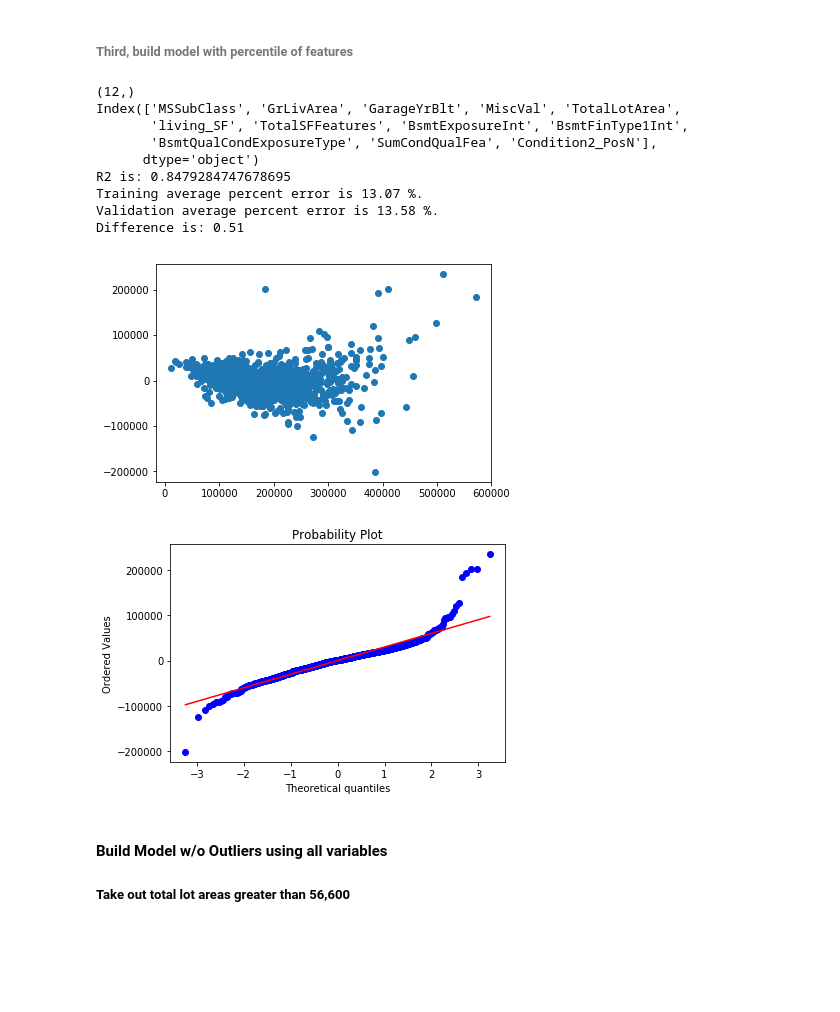
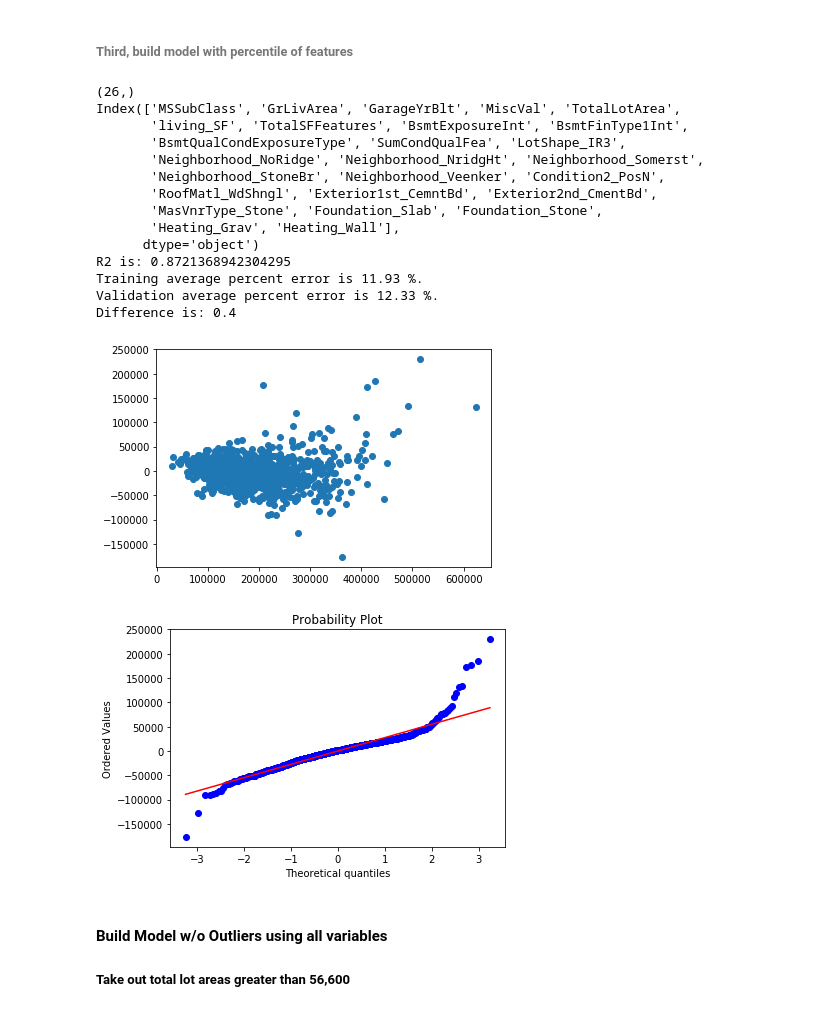
Before and after one commit to j2colaco/predicting_house_prices, a Jupyter notebook: Linear Regression L&L.ipynb, the cells around one changed output. Cells and saved outputs as stored; diff of their text form; code cells hidden in the pictures; blank space fills up the shorter version.

```diff
--- a/Linear Regression L&L.ipynb
+++ b/Linear Regression L&L.ipynb
@@ -1670,33 +1670,38 @@ Difference is: 2.5
 ###### Third, build model with percentile of features
 # %%
 # Use the SelectPercentile function to automatically select a percentile of the dataset
-percentile_select = SelectPercentile(score_func=chi2, percentile=6.5)
+percentile_select = SelectPercentile(score_func=chi2, percentile=14)
 percentile_fit = percentile_select.fit(train_data, train_saleprice)
 percentile_features_cols = train_data[train_data.columns[percentile_fit.get_support(indices=True)]].columns
 
 train_percentile = train_data[percentile_features_cols]
 test_percentile = test_data[percentile_features_cols]
 print(percentile_features_cols.shape)
 print(percentile_features_cols)
 
 test_predictions = run_model_inputs(train_percentile, train_id, train_saleprice, test_percentile, test_id)
 # (Score: 0.17125 [50], 0.17125 [14], 0.19379 [6.5])
 # Export submit csv (Score:)
-submit_filepath = '//Users//josephcolaco//predicting_house_prices//'
-test_predictions.to_csv(submit_filepath + '65_percentile_fea_eng_v1.csv',
-                          index=False, header=True)
+# submit_filepath = '//Users//josephcolaco//predicting_house_prices//'
+# test_predictions.to_csv(submit_filepath + '65_percentile_fea_eng_v1.csv',
+#                           index=False, header=True)
 # %% [output]
-(12,)
+(26,)
 Index(['MSSubClass', 'GrLivArea', 'GarageYrBlt', 'MiscVal', 'TotalLotArea',
        'living_SF', 'TotalSFFeatures', 'BsmtExposureInt', 'BsmtFinType1Int',
-       'BsmtQualCondExposureType', 'SumCondQualFea', 'Condition2_PosN'],
+       'BsmtQualCondExposureType', 'SumCondQualFea', 'LotShape_IR3',
+       'Neighborhood_NoRidge', 'Neighborhood_NridgHt', 'Neighborhood_Somerst',
+       'Neighborhood_StoneBr', 'Neighborhood_Veenker', 'Condition2_PosN',
+       'RoofMatl_WdShngl', 'Exterior1st_CemntBd', 'Exterior2nd_CmentBd',
+       'MasVnrType_Stone', 'Foundation_Slab', 'Foundation_Stone',
+       'Heating_Grav', 'Heating_Wall'],
       dtype='object')
-R2 is: 0.8479284747678695
-Training average percent error is 13.07 %.
-Validation average percent error is 13.58 %.
-Difference is: 0.51
+R2 is: 0.8721368942304295
+Training average percent error is 11.93 %.
+Validation average percent error is 12.33 %.
+Difference is: 0.4
-[figure, old version]
+[figure, new version]
-[figure, old version]
+[figure, new version]
 # %% [markdown]
 #### Build Model w/o Outliers using all variables
 ##### Take out total lot areas greater than 56,600
```
Also changed, not shown: 12 other files.
